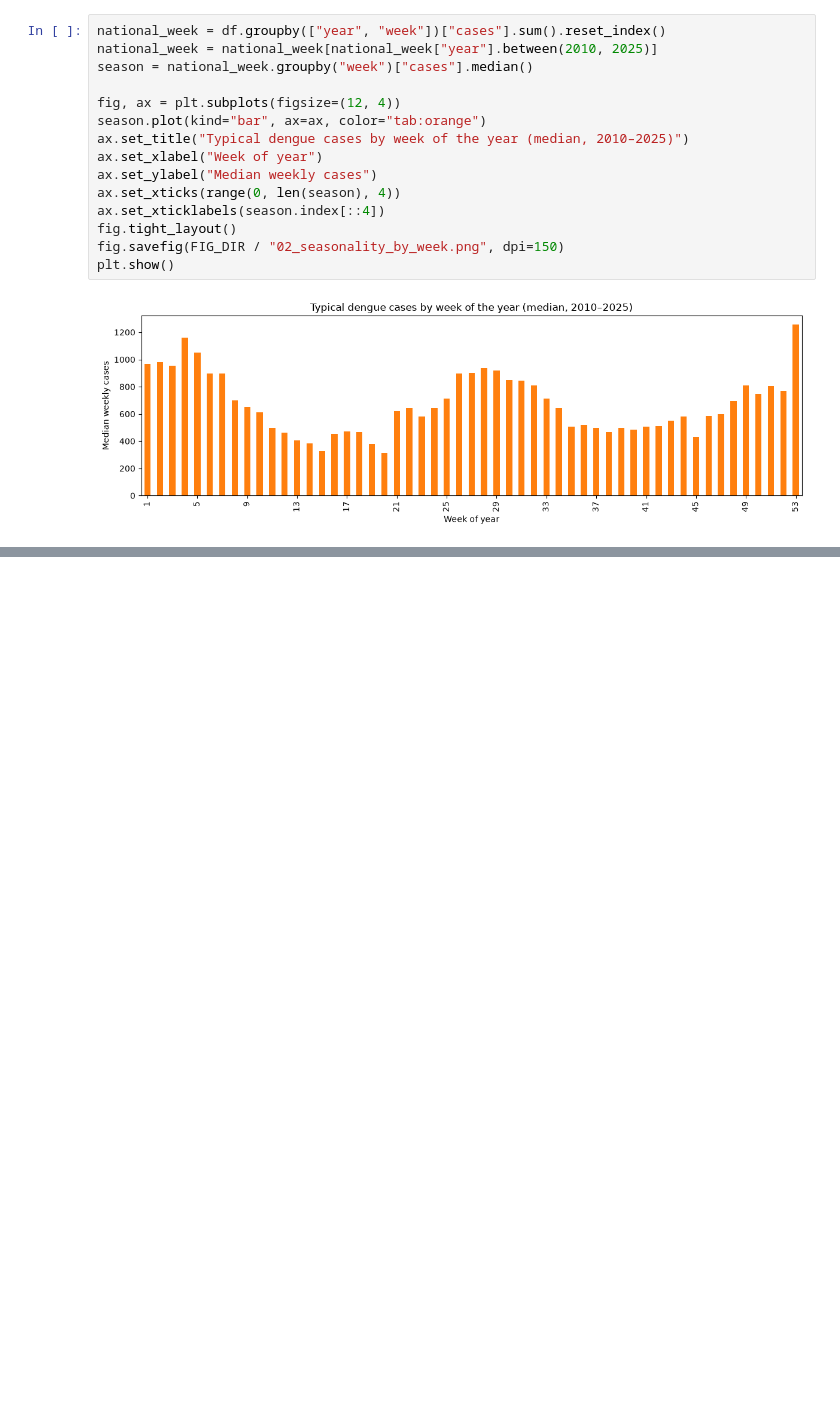
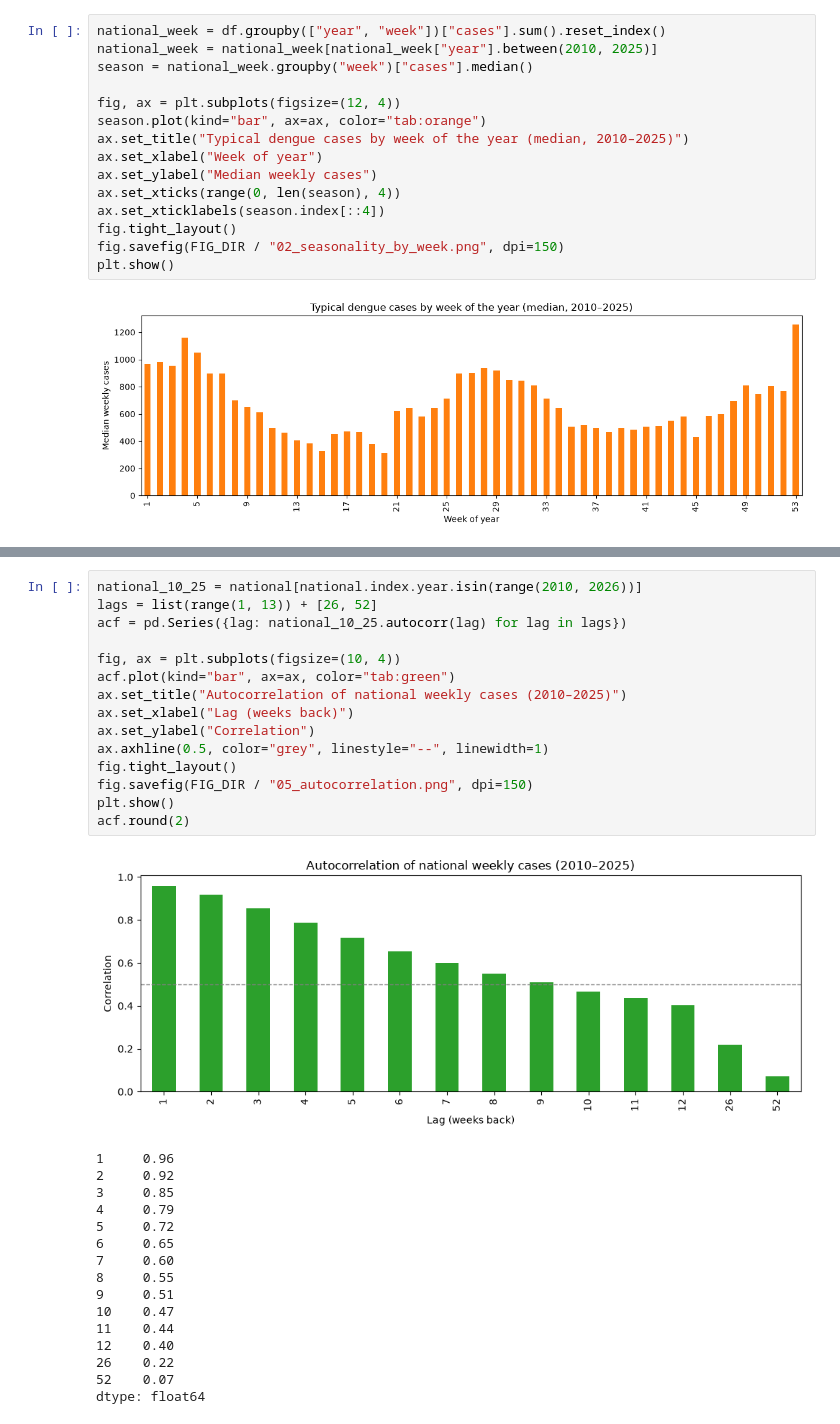
Before and after one commit to Danishiyan/dengue-early-warning, a Jupyter notebook: notebooks/01_eda.ipynb, the cells around one changed output, grey strips where cells are left out. Drawn from its saved outputs; the diff is of its cells as text; blank space fills up the shorter version.

```diff
--- a/notebooks/01_eda.ipynb
+++ b/notebooks/01_eda.ipynb
@@ -58,0 +109,32 @@ plt.show()
+# %%
+national_10_25 = national[national.index.year.isin(range(2010, 2026))]
+lags = list(range(1, 13)) + [26, 52]
+acf = pd.Series({lag: national_10_25.autocorr(lag) for lag in lags})
+
+fig, ax = plt.subplots(figsize=(10, 4))
+acf.plot(kind="bar", ax=ax, color="tab:green")
+ax.set_title("Autocorrelation of national weekly cases (2010–2025)")
+ax.set_xlabel("Lag (weeks back)")
+ax.set_ylabel("Correlation")
+ax.axhline(0.5, color="grey", linestyle="--", linewidth=1)
+fig.tight_layout()
+fig.savefig(FIG_DIR / "05_autocorrelation.png", dpi=150)
+plt.show()
+acf.round(2)
+# %% [output]
+[figure, added]
+1     0.96
+2     0.92
+3     0.85
+4     0.79
+5     0.72
+6     0.65
+7     0.60
+8     0.55
+9     0.51
+10    0.47
+11    0.44
+12    0.40
+26    0.22
+52    0.07
+dtype: float64
```
Also changed, not shown: parts of 3 cells of this notebook, 3 other files.
